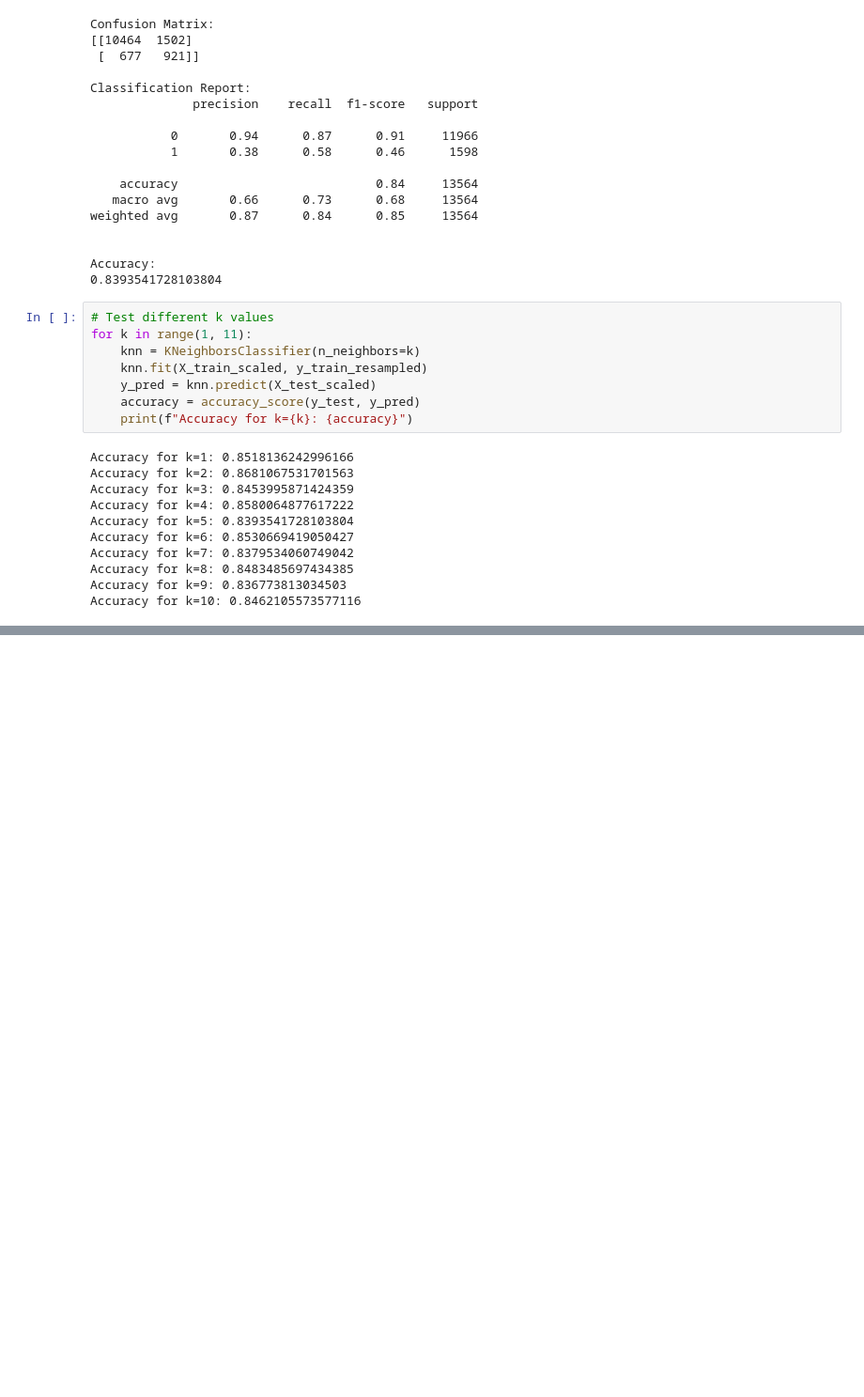
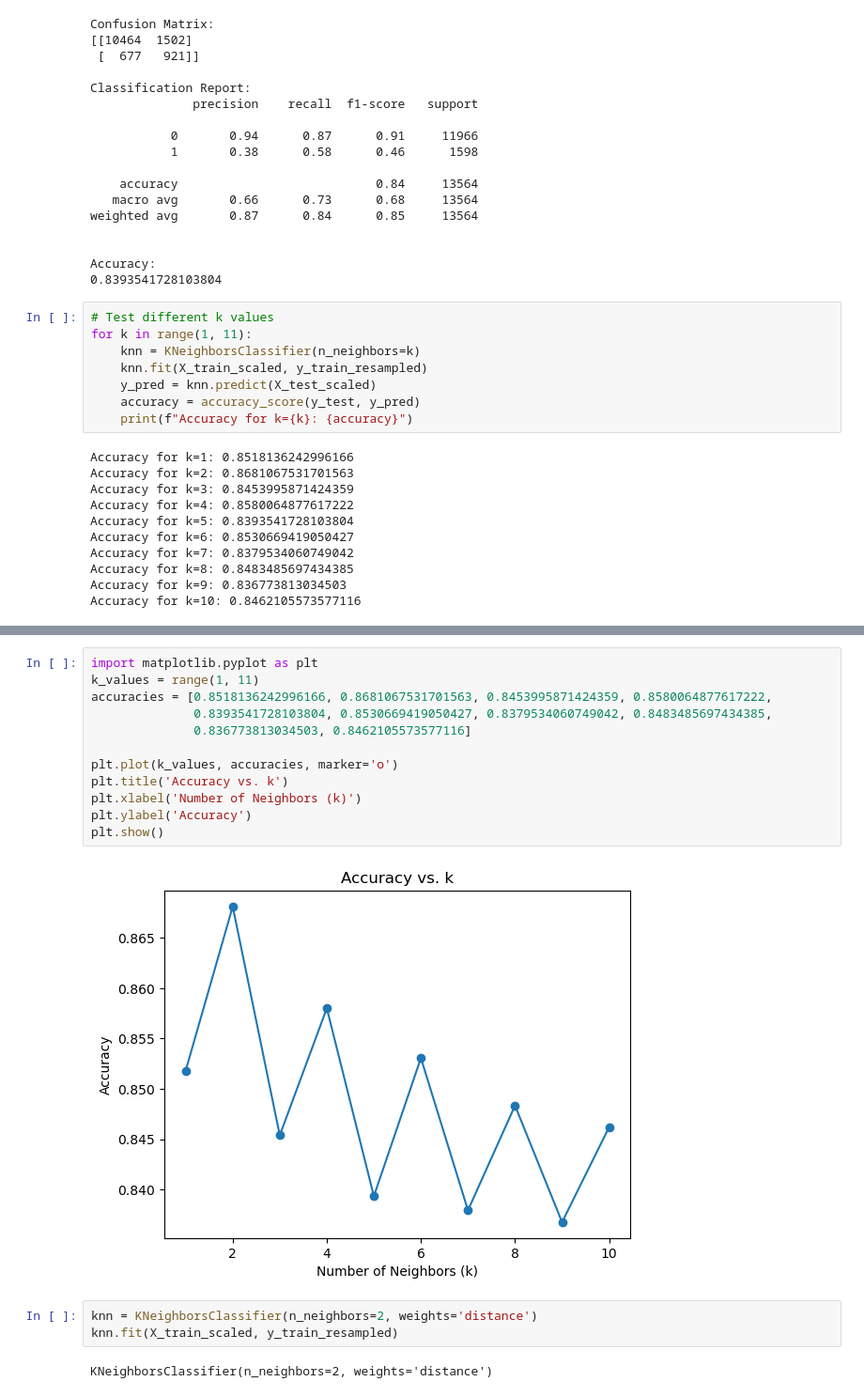
Before and after one commit to amirfarimani/DSI_Team_Project_Bank_Marketing, a Jupyter notebook: experiments/Classification Model_KNN.ipynb, the cells around one changed output, grey strips where cells are left out. Shown at 94% size. Saved outputs shown, nothing was run; the diff lists cells and outputs as text; blank space fills up the shorter version.

```diff
--- a/experiments/Classification Model_KNN.ipynb
+++ b/experiments/Classification Model_KNN.ipynb
@@ -109,0 +117,19 @@ Accuracy for k=10: 0.8462105573577116
+# %%
+import matplotlib.pyplot as plt
+k_values = range(1, 11)
+accuracies = [0.8518136242996166, 0.8681067531701563, 0.8453995871424359, 0.8580064877617222,
+              0.8393541728103804, 0.8530669419050427, 0.8379534060749042, 0.8483485697434385,
+              0.836773813034503, 0.8462105573577116]
+
+plt.plot(k_values, accuracies, marker='o')
+plt.title('Accuracy vs. k')
+plt.xlabel('Number of Neighbors (k)')
+plt.ylabel('Accuracy')
+plt.show()
+# %% [output]
+[figure, added]
+# %%
+knn = KNeighborsClassifier(n_neighbors=2, weights='distance')
+knn.fit(X_train_scaled, y_train_resampled)
+# %% [output]
+KNeighborsClassifier(n_neighbors=2, weights='distance')
```
Also changed, not shown: parts of 4 cells of this notebook.
